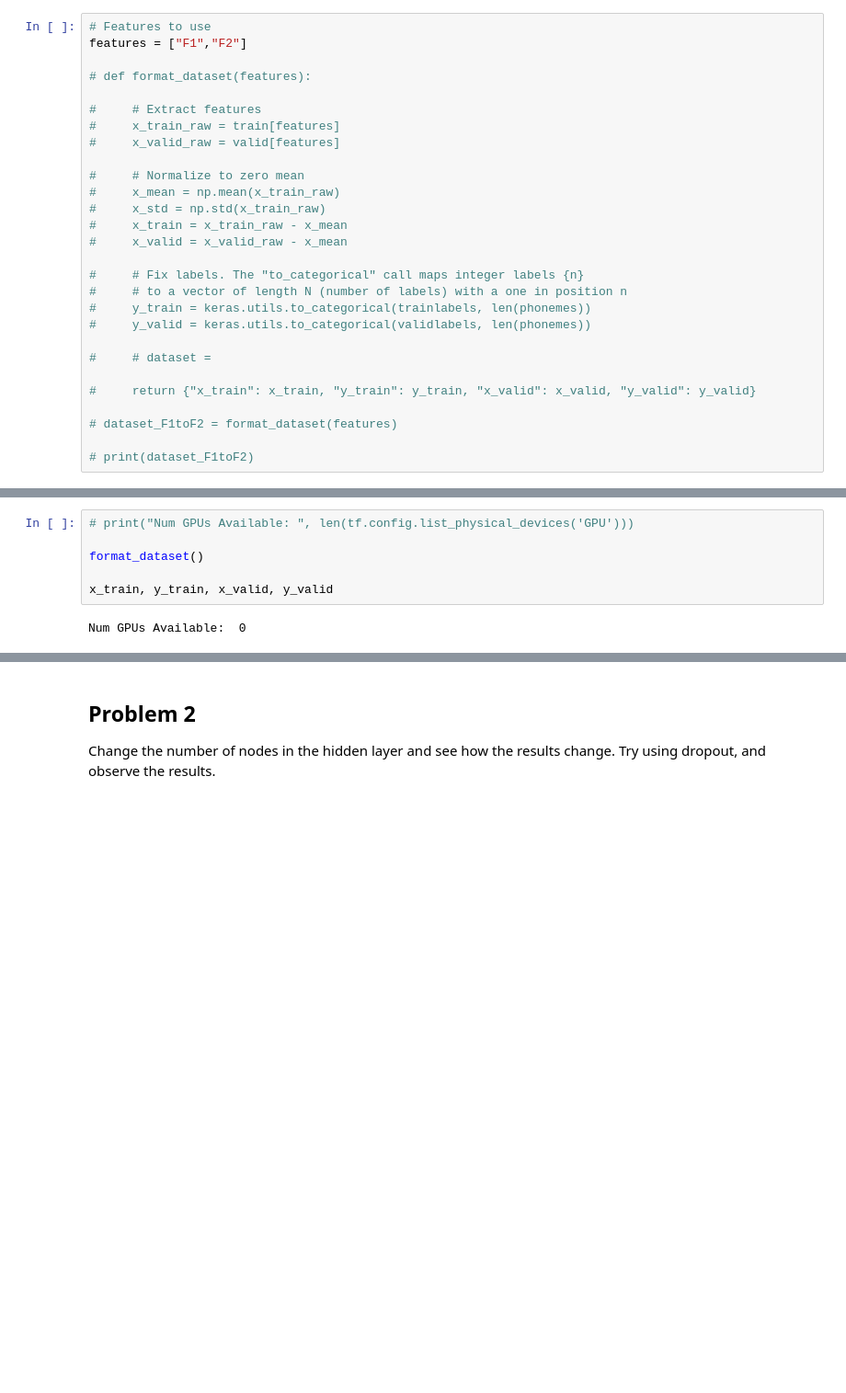
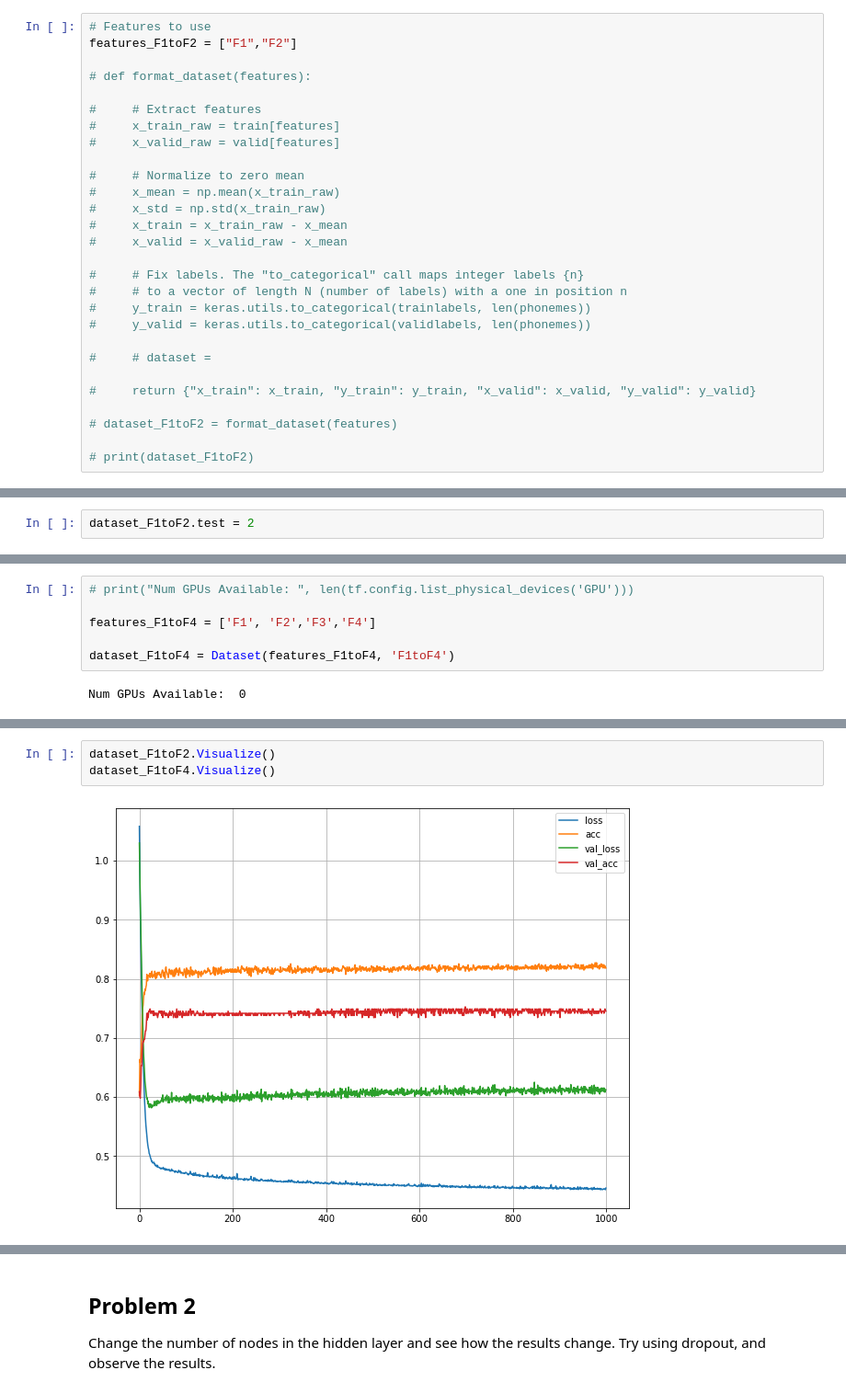
Before and after one commit to Eeaeau/TTT4185---ML-for-singnal-processing, a Jupyter notebook: Assignment 3/TTT4185_assignment_3a_2020-10-19.ipynb, the cells around one changed output, grey strips where cells are left out. Shown at 92% size. Cells and saved outputs as stored; diff of their text form; blank space fills up the shorter version.

```diff
--- a/Assignment 3/TTT4185_assignment_3a_2020-10-19.ipynb
+++ b/Assignment 3/TTT4185_assignment_3a_2020-10-19.ipynb
@@ -76,7 +76,7 @@ trainlabels = [phonemes.index(ph) for ph in train["Phoneme"]]
 validlabels = [phonemes.index(ph) for ph in valid["Phoneme"]]
 # %%
 # Features to use
-features = ["F1","F2"]
+features_F1toF2 = ["F1","F2"]
 
 # def format_dataset(features):
 
@@ -173,0 +169,2 @@ plt.show()
+# %%
+dataset_F1toF2.test = 2
@@ -185,8 +206,8 @@ Increase the number of features to include "F3" and "F4" and rerun the experimen
 # %%
 # print("Num GPUs Available: ", len(tf.config.list_physical_devices('GPU')))
 
-format_dataset()
+features_F1toF4 = ['F1', 'F2','F3','F4']
 
-x_train, y_train, x_valid, y_valid
+dataset_F1toF4 = Dataset(features_F1toF4, 'F1toF4')
 # %% [output]
 Num GPUs Available:  0
@@ -192,0 +237,5 @@ Num GPUs Available:  0
+# %%
+dataset_F1toF2.Visualize()
+dataset_F1toF4.Visualize()
+# %% [output]
+[figure, added]
```
Also changed, not shown: parts of 39 cells of this notebook, 11 other files.
